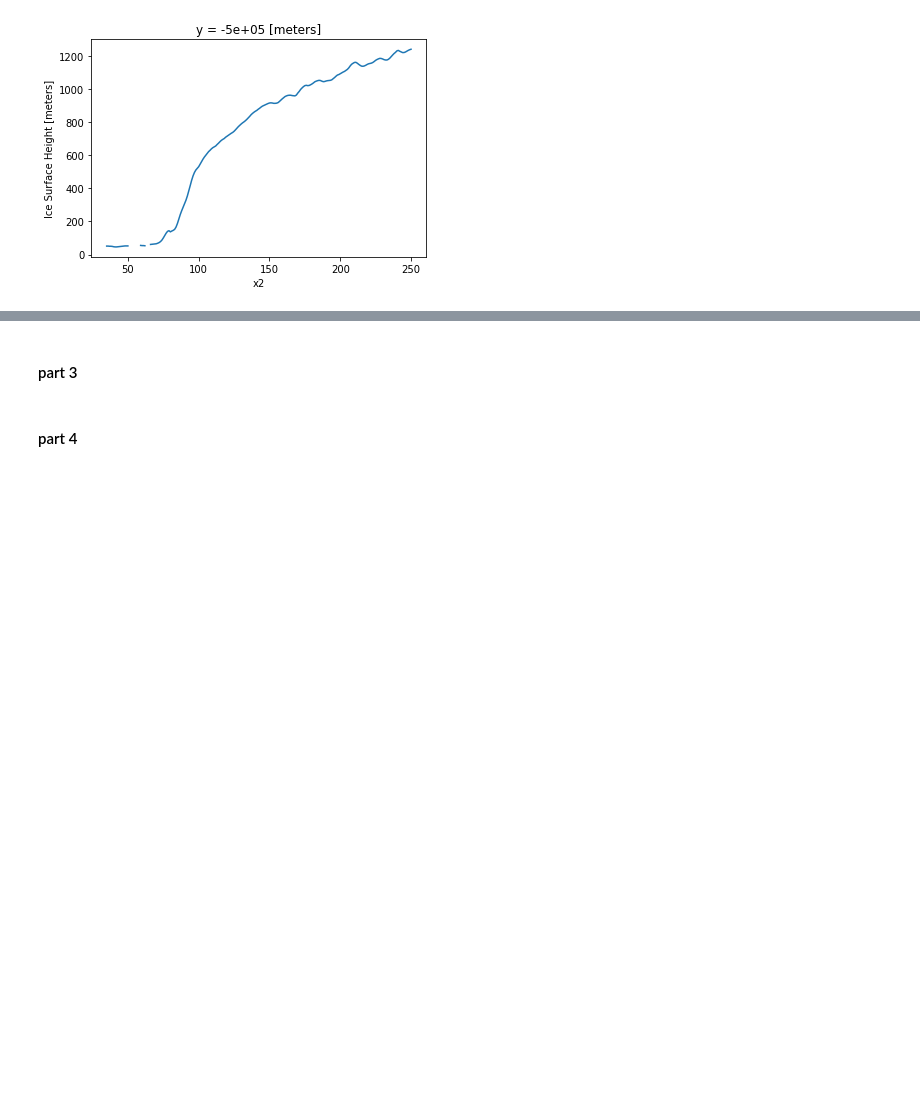
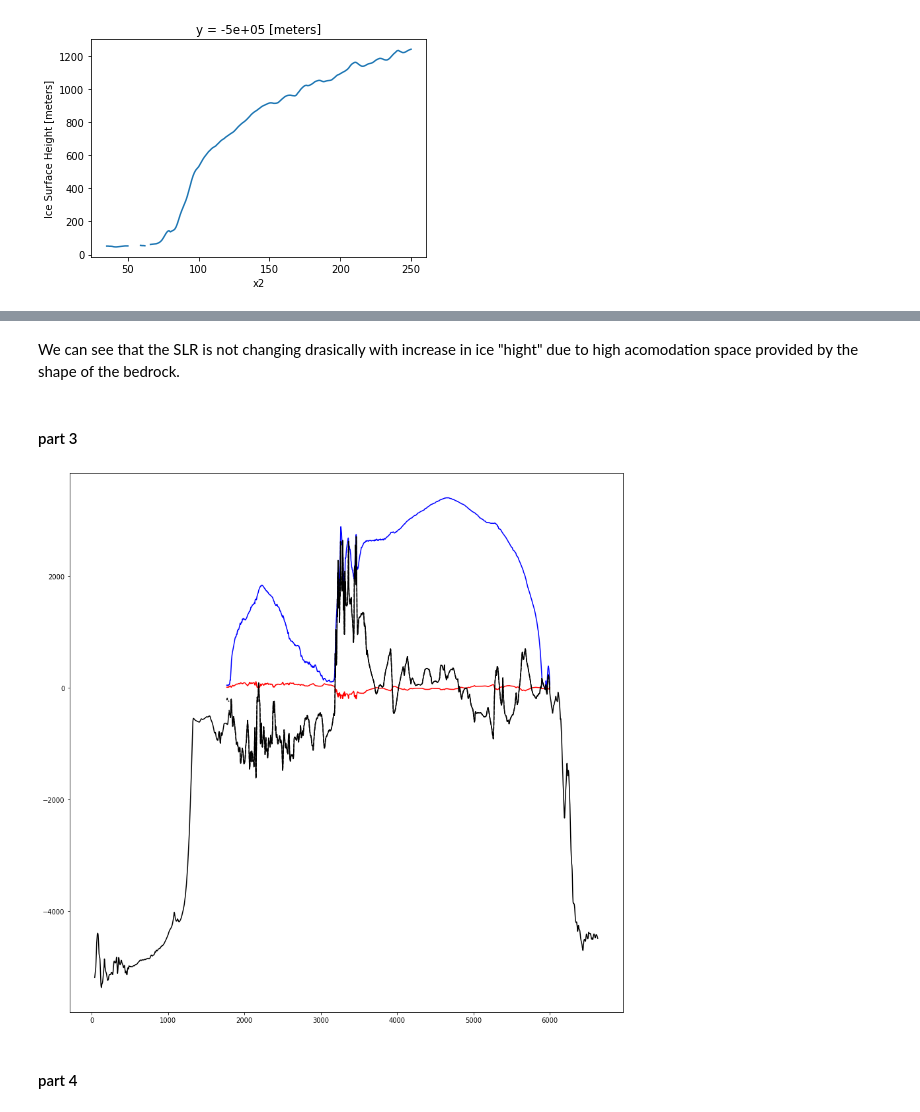
Before and after one commit to adnehk/Project1_MOD510, a Jupyter notebook: Project1_15.ipynb, the cells around one changed output, grey strips where cells are left out. Saved outputs shown, nothing was run; the diff lists cells and outputs as text; code cells hidden in the pictures; blank space fills up the shorter version.

```diff
--- a/Project1_15.ipynb
+++ b/Project1_15.ipynb
@@ -353,4 +360,37 @@ plt.show()
+# %% [markdown]
+We can see that the SLR is not changing drasically with increase in ice "hight" due to high acomodation space provided by the shape of the bedrock.
 # %% [markdown]
 #### part 3 ####
+# %%
+
+
+# Extract cross section using the original coordinates
+bed1d = bedmap.sel(y=-0.5e6)
+# Add a second x-coordinate to make prettier plots
+# (shift x-axis to start at zero, and convert from m to km)
+bed1d = bed1d.assign_coords({"x2":((bed1d.x+1.6e6)/1e3)})
+
+surface_intire = bed1d.surface.values
+# surface = bed1d.surface.values
+thickness_intire = bed1d.thickness.values
+water = surface_intire-thickness_intire
+# x = np.arange(0.0,len(bed1d.bed.values), 1)
+
+# print(surface)
+h = -(surface_intire-thickness_intire)*((p_w/p_ice)-1)
+plt.figure(figsize=(15,15))
+plt.plot(h, "-r")
+plt.plot(surface_intire, "-b")
+# plt.plot([0]*len(thickness_intire), "--k")
+plt.plot(water, "--k")
+plt.plot(bed1d.bed.values, "-k")
+# # plt.fill_between(x, bedmap.bed.values, -2000, facecolor="k")
+# # plt.fill_between(x, surface_intire, bedmap.bed.values, facecolor="lightblue")
+# # plt.fill_between(x, water, bedmap.bed.values, facecolor="blue")
+# plt.ylabel("hight above sea level [m]")
+# plt.xlabel("distance along track [km]")
+plt.show()
+# %% [output]
+[figure, added]
 # %% [markdown]
 #### part 4 ####
```
Also changed, not shown: parts of 3 cells of this notebook.
